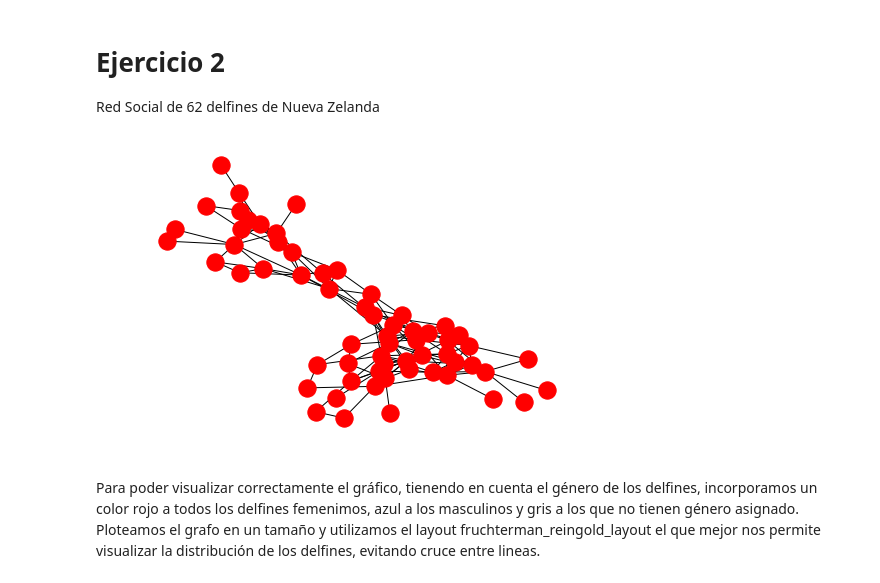
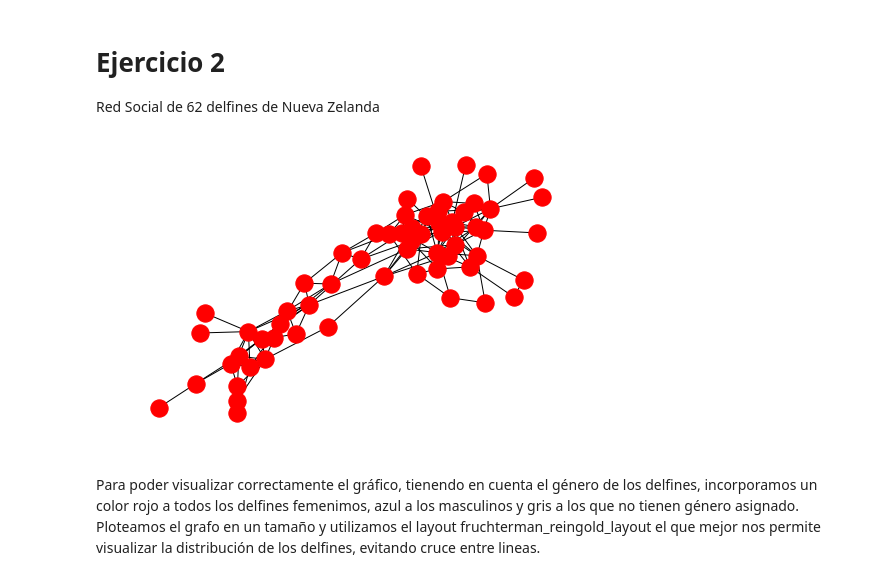
Before and after one commit to alangivre/TP1, a Jupyter notebook: TP1v2.ipynb, the cells around one changed output. Drawn from its saved outputs; the diff is of its cells as text; code cells hidden in the pictures.

```diff
--- a/TP1v2.ipynb
+++ b/TP1v2.ipynb
@@ -165,10 +165,11 @@ delfines = nx.read_gml(fnDOL)
 # Información sobre el género de los delfines
 generos=ldata('tc01_data/dolphinsGender.txt')
 # %%
-nx.draw(delfines)
+
+nx.draw_spring(delfines)
 plt.show()
 # %% [output]
-[figure, old version]
+[figure, new version]
 # %%
 # Asignación de la clase genero a cada nodo de la red
 for delfin in generos:
```
Also changed, not shown: parts of 18 cells of this notebook.
